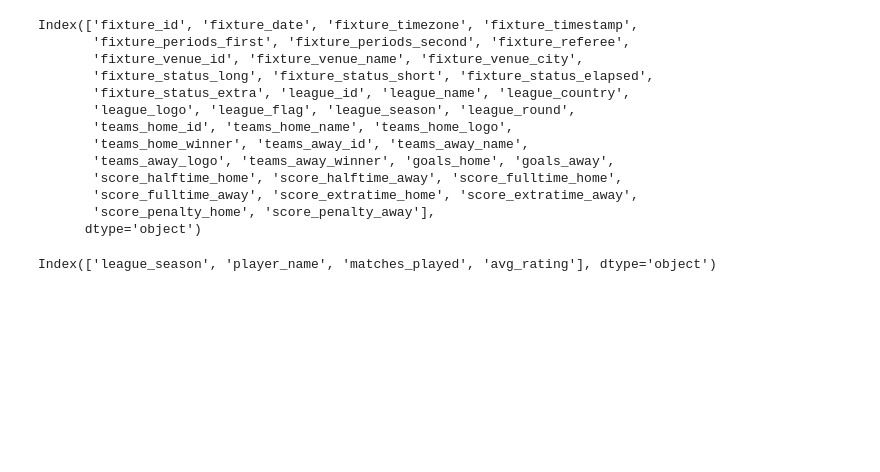
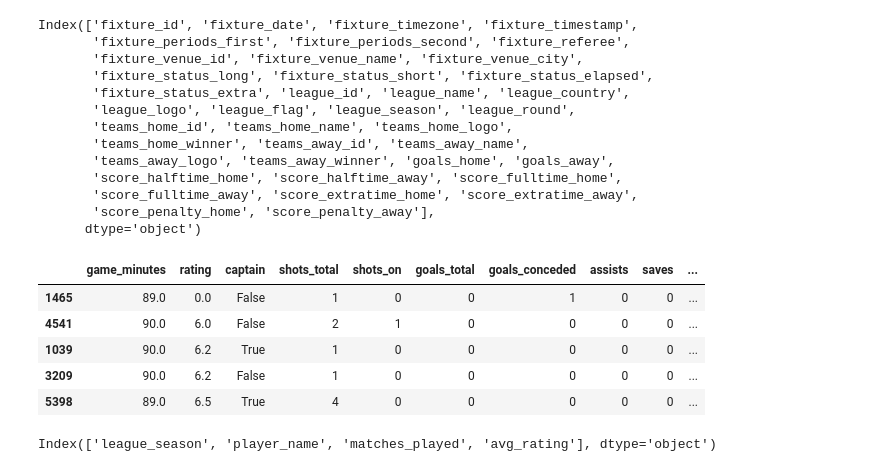
Before and after one commit to domihw05/TimbersDataExploration, a Jupyter notebook: timbers-data-analysis.ipynb, the cells around one changed output. Drawn from its saved outputs; the diff is of its cells as text; code cells hidden in the pictures; blank space fills up the shorter version.

```diff
--- a/timbers-data-analysis.ipynb
+++ b/timbers-data-analysis.ipynb
@@ -61,6 +66,21 @@ season = pd.read_csv("/kaggle/input/football-match-statistics-and-more/fixture_s
 # %%
 season = season[['fixture_id','league_season']]
 ptfc_player = ptfc_player.merge(season,left_on = ['fixture_id'],right_on = ['fixture_id'])
+# %%
+ptfc = ptfc_player.groupby('league_season').get_group(2017)
+ptfc = ptfc[ptfc['player_name'] == 'Diego Valeri']
+display(ptfc.sort_values('rating').head(5)[['game_minutes',
+       'rating', 'captain', 'shots_total', 'shots_on',
+       'goals_total', 'goals_conceded', 'assists', 'saves', 'total_passes',
+       'completed_passes', 'pass_percentage', 'key_passes', 'total_tackles', 'interceptions_tackles', 'duels_won',
+       'dribbles_attempts', 'dribbles_success']])
+# %% [output]
+|  | game_minutes | rating | captain | shots_total | shots_on | goals_total | goals_conceded | assists | saves | ... |
+| 1465 | 89.0 | 0.0 | False | 1 | 0 | 0 | 1 | 0 | 0 | ... |
+| 4541 | 90.0 | 6.0 | False | 2 | 1 | 0 | 0 | 0 | 0 | ... |
+| 1039 | 90.0 | 6.2 | True | 1 | 0 | 0 | 0 | 0 | 0 | ... |
+| 3209 | 90.0 | 6.2 | False | 1 | 0 | 0 | 0 | 0 | 0 | ... |
+| 5398 | 89.0 | 6.5 | True | 4 | 0 | 0 | 0 | 0 | 0 | ... |
 # %%
 szn_avgs = ptfc_player.groupby(['league_season','player_name']).agg(
     matches_played=('fixture_id', 'count'),  # Count matches played per player per season
```
Also changed, not shown: parts of 3 cells of this notebook.
